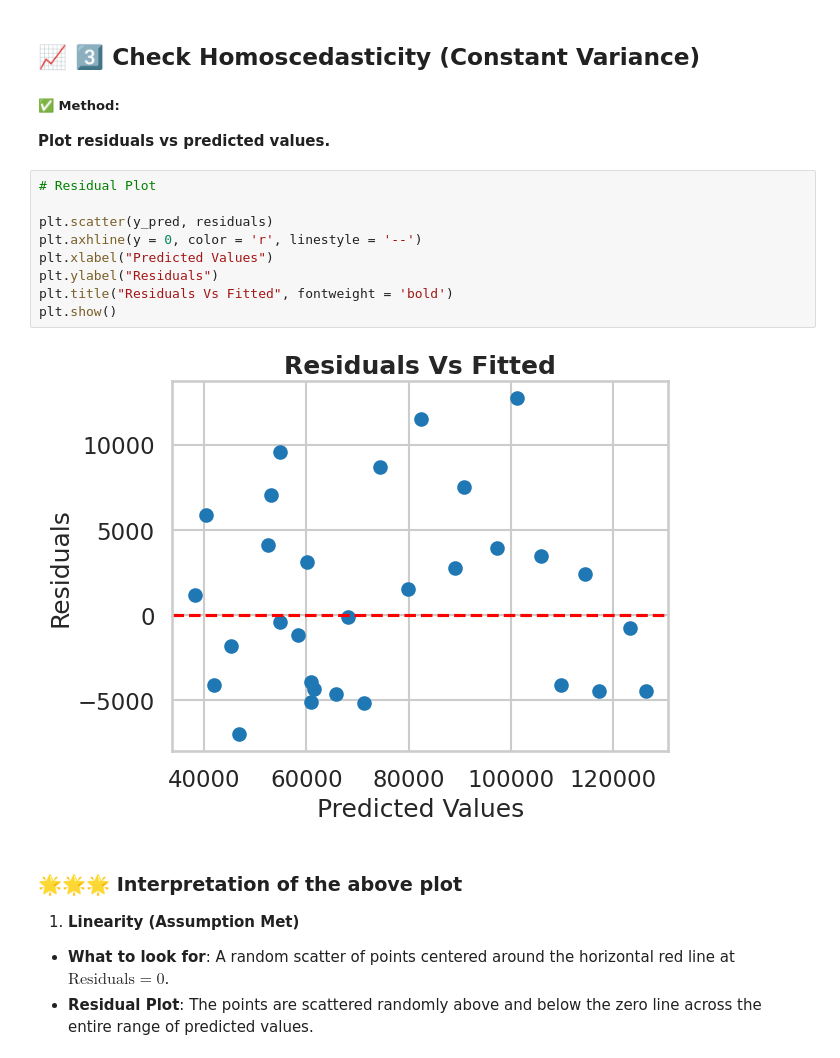
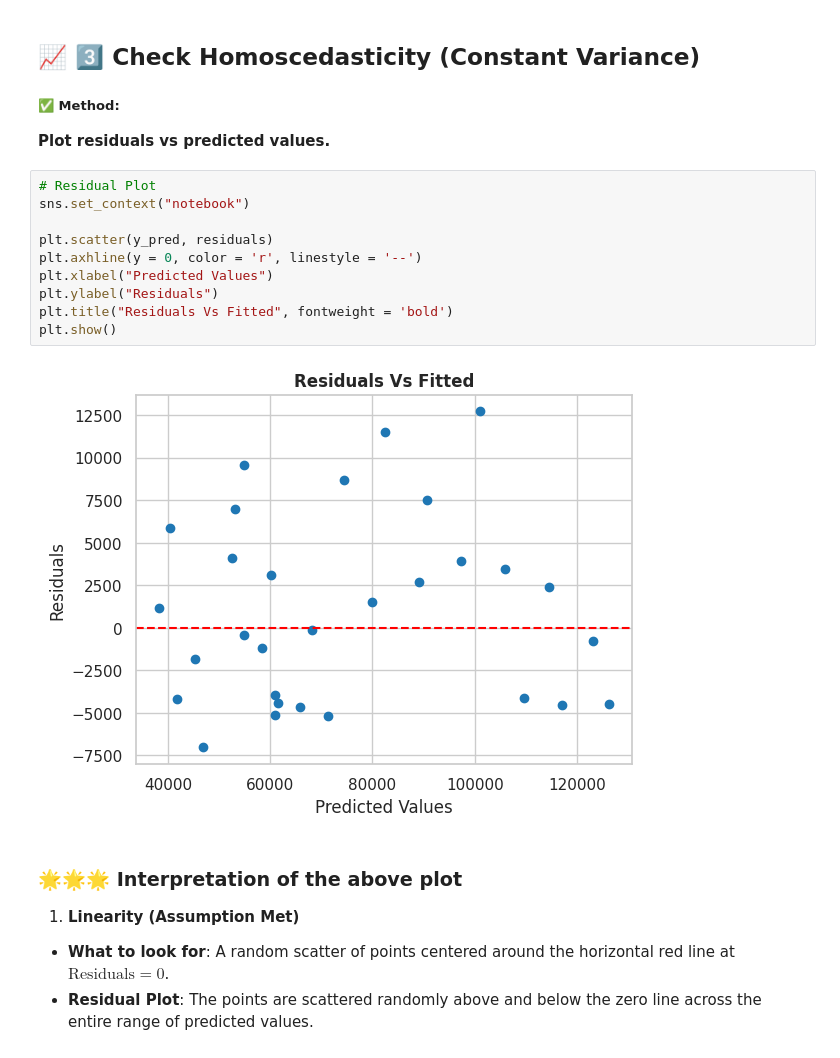
Before and after one commit to Akash123-cyber/ML-Journey, a Jupyter notebook: 11.2_Multiple_Linear_Regression.ipynb, the cells around one changed output. Cells and saved outputs as stored; diff of their text form.

```diff
--- a/11.2_Multiple_Linear_Regression.ipynb
+++ b/11.2_Multiple_Linear_Regression.ipynb
@@ -342,15 +342,16 @@ plt.show()
 **Plot residuals vs predicted values.**
 # %%
 # Residual Plot
+sns.set_context("notebook")
 
 plt.scatter(y_pred, residuals)
 plt.axhline(y = 0, color = 'r', linestyle = '--')
 plt.xlabel("Predicted Values")
 plt.ylabel("Residuals")
 plt.title("Residuals Vs Fitted", fontweight = 'bold')
 plt.show()
 # %% [output]
-[figure, old version]
+[figure, new version]
 # %% [markdown]
 ### 🌟🌟🌟 Interpretation of the above plot
 
```
Also changed, not shown: parts of 7 cells of this notebook, 1 other file.
